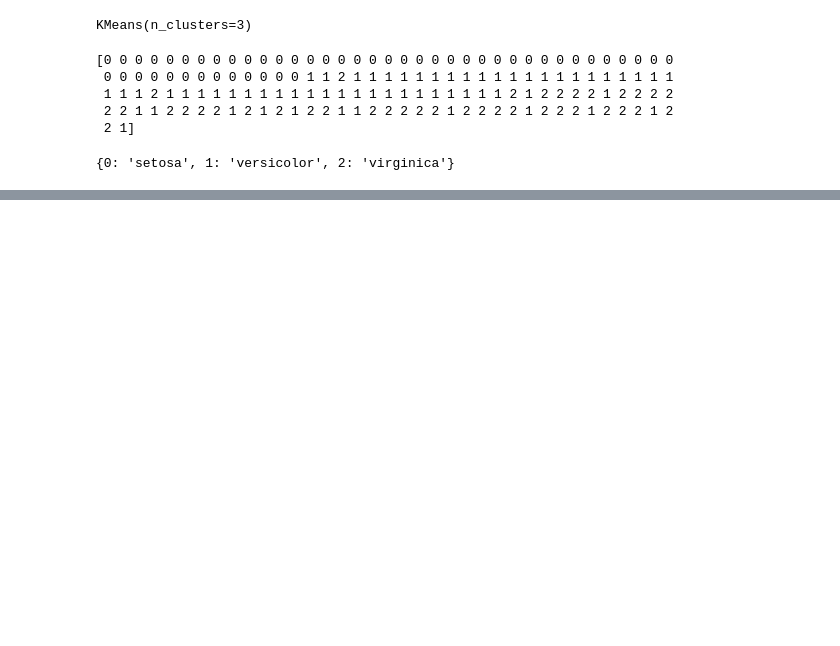
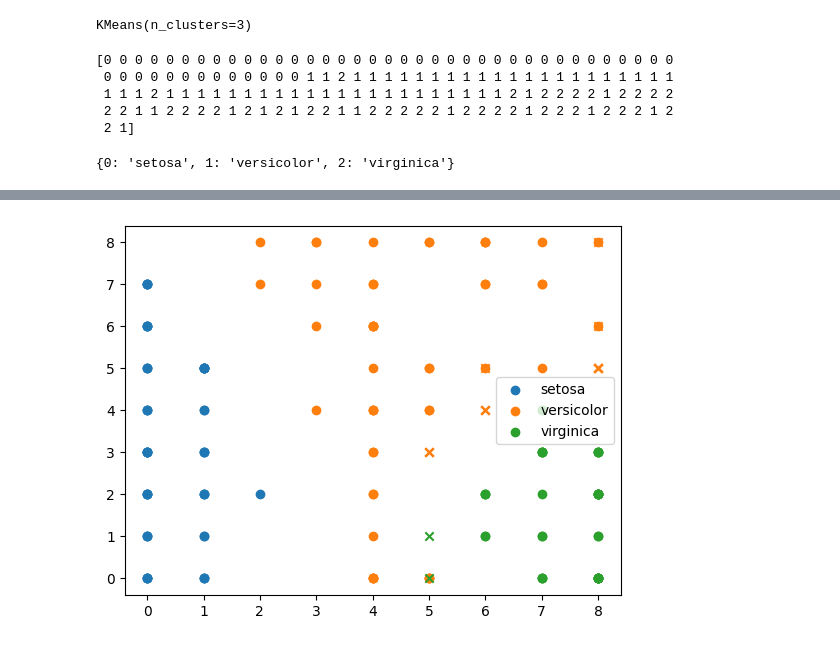
Before and after one commit to 17Aidan/Thesis, a Jupyter notebook: FunKy town.ipynb, the cells around one changed output, grey strips where cells are left out. Drawn from its saved outputs; the diff is of its cells as text; code cells hidden in the pictures; blank space fills up the shorter version.

```diff
--- a/FunKy town.ipynb
+++ b/FunKy town.ipynb
@@ -103,0 +148,4 @@ print(darr)
+# %%
+cl.plotKMeans(somlist, kmeans.labels_, labels)
+# %% [output]
+[figure, added]
```
Also changed, not shown: parts of 14 cells of this notebook, 1 other file.
